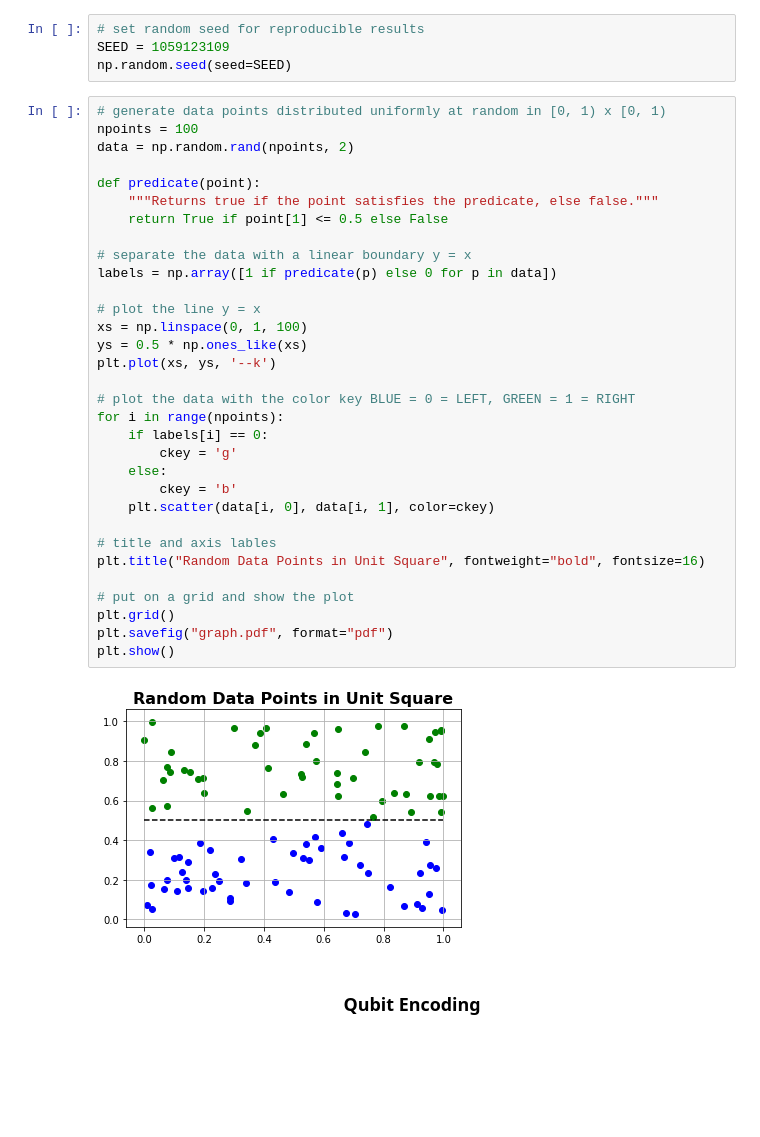
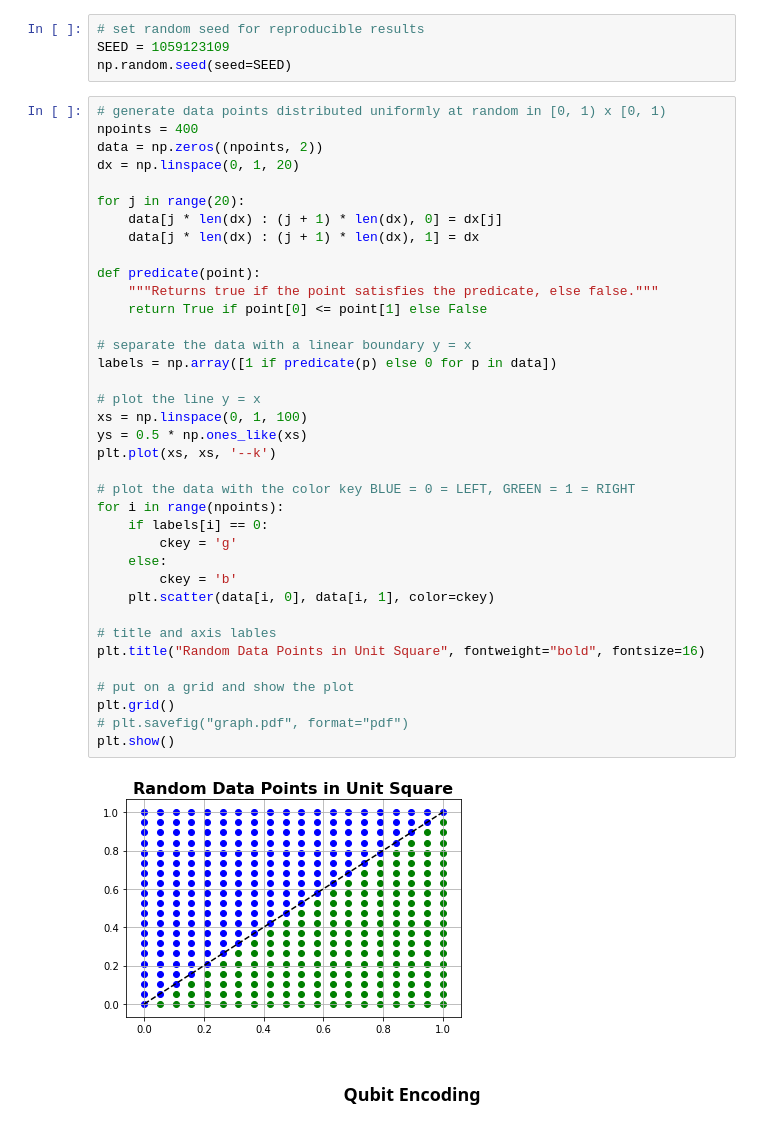
Before and after one commit to rmlarose/nisqai-dev, a Jupyter notebook: examples/one-qubit-classifier/one-qubit-classifier.ipynb, the cells around one changed output. Cells and saved outputs as stored; diff of their text form; blank space fills up the shorter version.

Commit message:
Edits to one-qubit-classifier notebook to produce plots of decision boundaries.
Added script to do the entire notebook with a few lines of nisqai.

```diff
--- a/examples/one-qubit-classifier/one-qubit-classifier.ipynb
+++ b/examples/one-qubit-classifier/one-qubit-classifier.ipynb
@@ -82,38 +82,43 @@ SEED = 1059123109
 np.random.seed(seed=SEED)
 # %%
 # generate data points distributed uniformly at random in [0, 1) x [0, 1)
-npoints = 100
-data = np.random.rand(npoints, 2)
+npoints = 400
+data = np.zeros((npoints, 2))
+dx = np.linspace(0, 1, 20)
+
+for j in range(20):
+    data[j * len(dx) : (j + 1) * len(dx), 0] = dx[j]
+    data[j * len(dx) : (j + 1) * len(dx), 1] = dx
 
 def predicate(point):
     """Returns true if the point satisfies the predicate, else false."""
-    return True if point[1] <= 0.5 else False
+    return True if point[0] <= point[1] else False
 
 # separate the data with a linear boundary y = x
 labels = np.array([1 if predicate(p) else 0 for p in data])
 
 # plot the line y = x
 xs = np.linspace(0, 1, 100)
 ys = 0.5 * np.ones_like(xs)
-plt.plot(xs, ys, '--k')
+plt.plot(xs, xs, '--k')
 
 # plot the data with the color key BLUE = 0 = LEFT, GREEN = 1 = RIGHT
 for i in range(npoints):
     if labels[i] == 0:
         ckey = 'g'
     else:
         ckey = 'b'
     plt.scatter(data[i, 0], data[i, 1], color=ckey)
 
 # title and axis lables
 plt.title("Random Data Points in Unit Square", fontweight="bold", fontsize=16)
 
 # put on a grid and show the plot
 plt.grid()
-plt.savefig("graph.pdf", format="pdf")
+# plt.savefig("graph.pdf", format="pdf")
 plt.show()
 # %% [output]
-[figure, old version]
+[figure, new version]
 # %% [markdown]
 ### <p style="text-align: center;"> Qubit Encoding </p>
 # %% [markdown]
```
Also changed, not shown: parts of 12 cells of this notebook, 1 other file.
